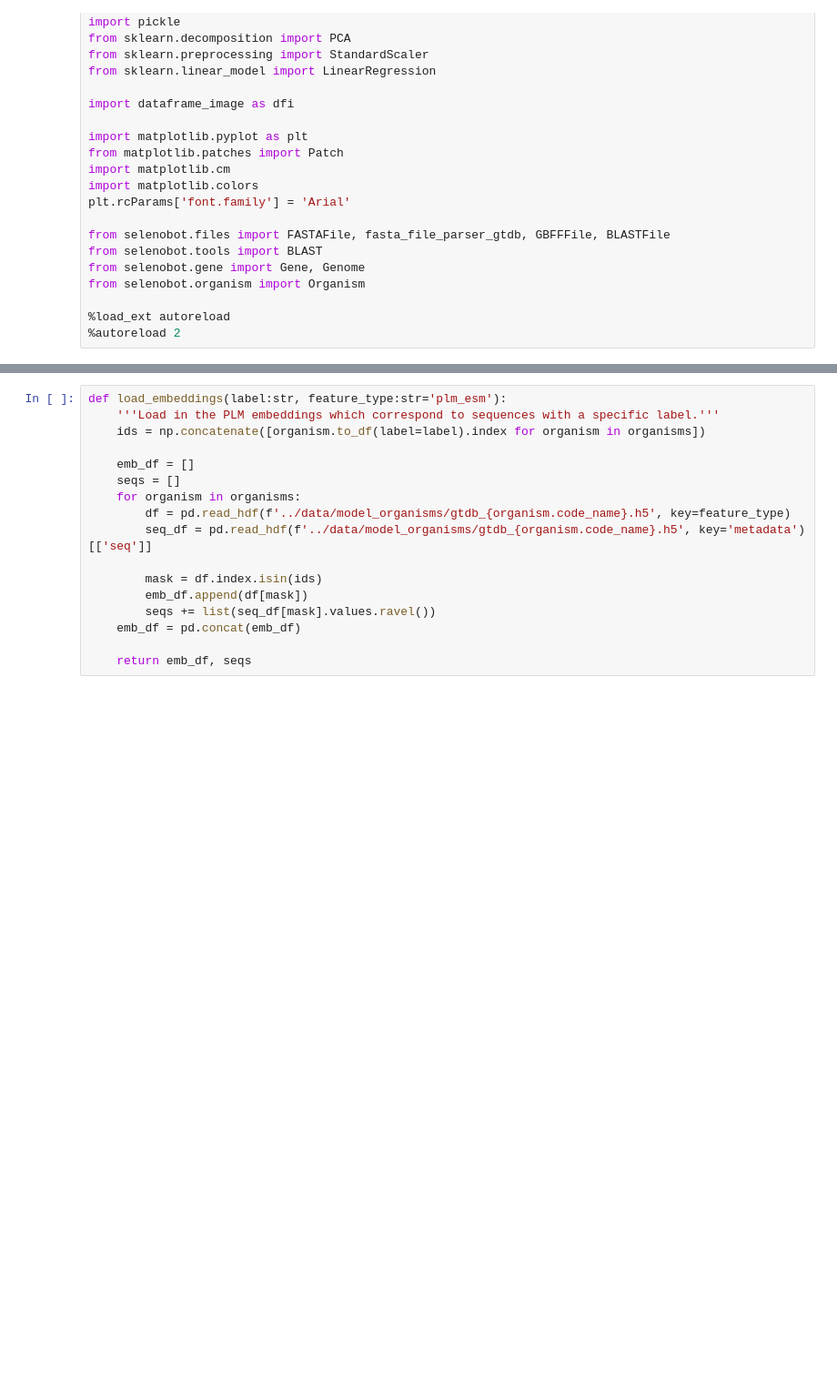
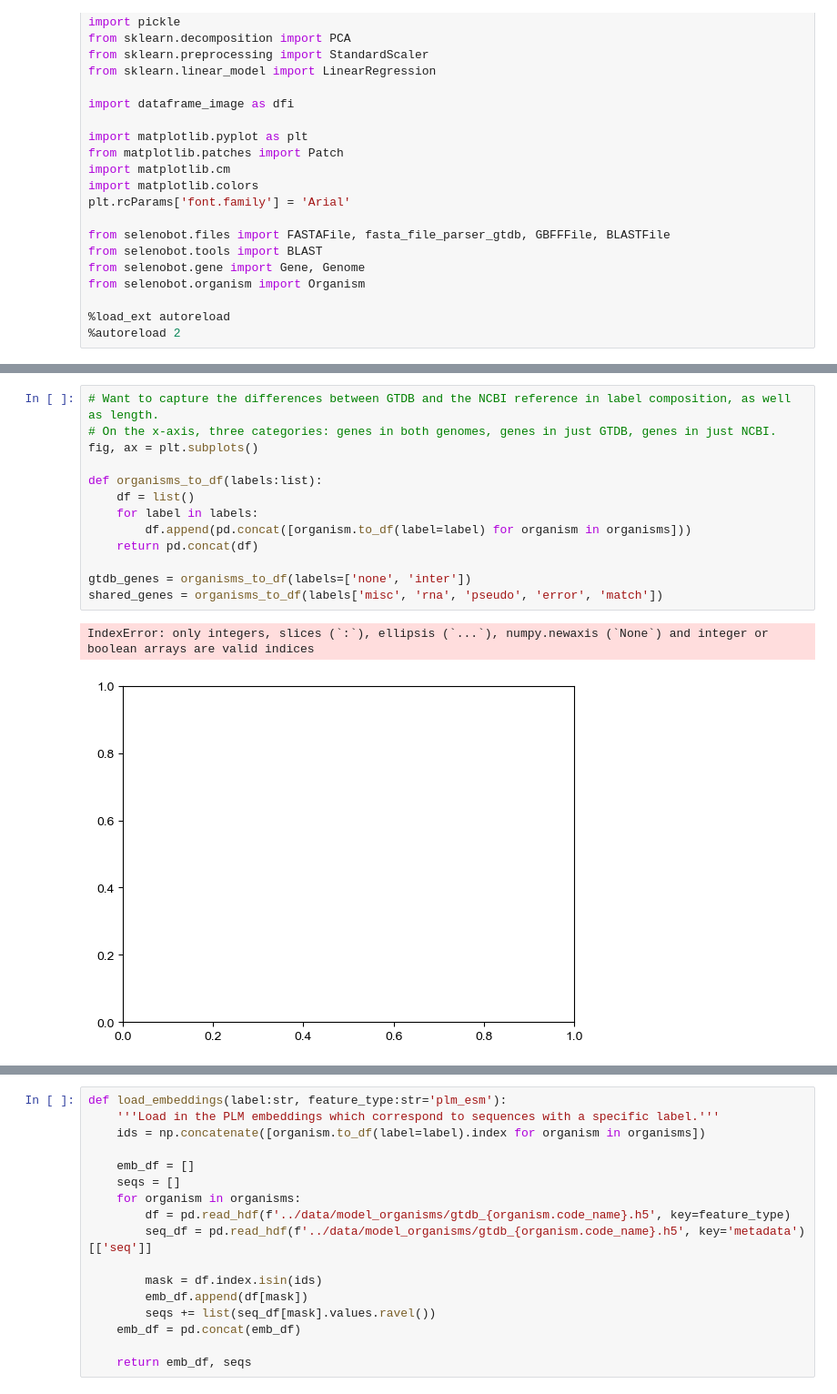
Before and after one commit to pipparichter/selenobot, a Jupyter notebook: notebooks/model-orgs-binary.ipynb, the cells around one changed output, grey strips where cells are left out. Shown at 91% size. Cells and saved outputs as stored; diff of their text form; blank space fills up the shorter version.

```diff
--- a/notebooks/model-orgs-binary.ipynb
+++ b/notebooks/model-orgs-binary.ipynb
@@ -130,3 +161,19 @@ plt.show()
+# %%
+# Want to capture the differences between GTDB and the NCBI reference in label composition, as well as length.
+# On the x-axis, three categories: genes in both genomes, genes in just GTDB, genes in just NCBI.
+fig, ax = plt.subplots()
+
+def organisms_to_df(labels:list):
+    df = list()
+    for label in labels:
+        df.append(pd.concat([organism.to_df(label=label) for organism in organisms]))
+    return pd.concat(df)
+
+gtdb_genes = organisms_to_df(labels=['none', 'inter'])
+shared_genes = organisms_to_df(labels['misc', 'rna', 'pseudo', 'error', 'match'])
+# %% [output]
+IndexError: only integers, slices (`:`), ellipsis (`...`), numpy.newaxis (`None`) and integer or boolean arrays are valid indices
+[figure, added]
 # %%
 fig, ax = plt.subplots()
 
```
Also changed, not shown: parts of 7 cells of this notebook, 3 other files.
